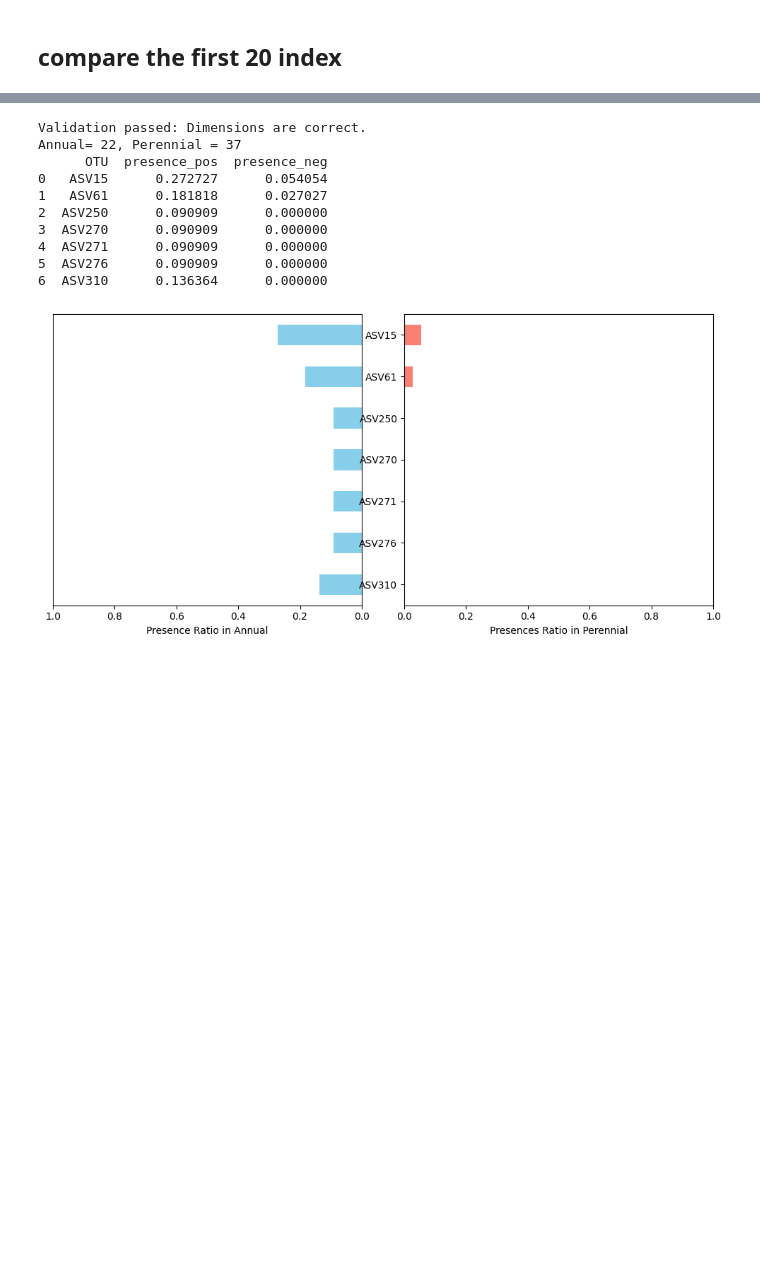
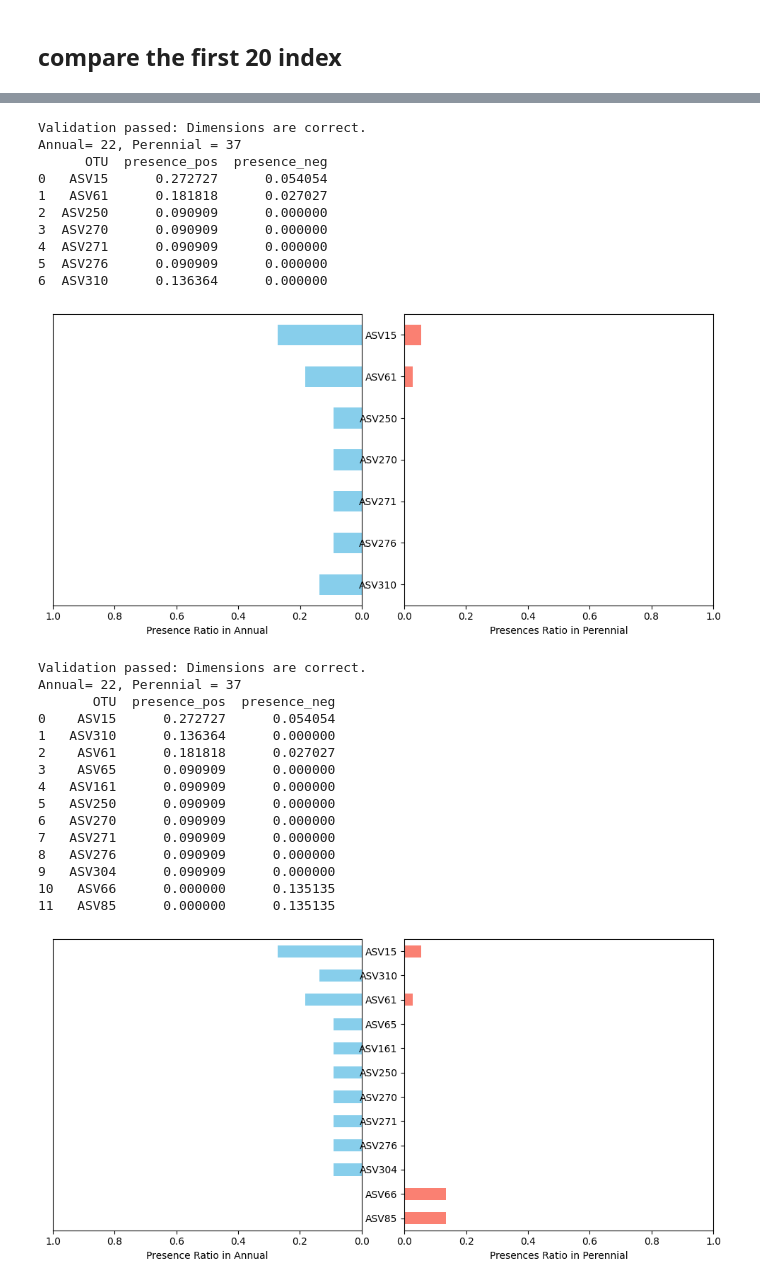
Before and after one commit to mengling-he/SelectMicro_24new, a Jupyter notebook: Analysis/Soil_smoky/script/SmokyData2-split-addmodel.ipynb, the cells around one changed output, grey strips where cells are left out. Saved outputs shown, nothing was run; the diff lists cells and outputs as text; code cells hidden in the pictures; blank space fills up the shorter version.

```diff
--- a/Analysis/Soil_smoky/script/SmokyData2-split-addmodel.ipynb
+++ b/Analysis/Soil_smoky/script/SmokyData2-split-addmodel.ipynb
@@ -308,36 +395,54 @@ Natural= 26, Urban = 33
 # %%
 targetLabel=duration_label
-FS.plotPresenseRatio(data[:,selectedOTU_index_15_list[2]],yList[:,2],selectedASVs_list[2],
+FS.plotPresenseRatio(data[:,selectedOTU_index_15_list[2]],yList[:,2],selectedASVs20_list[2],
                     posLabel="Annual",posText="Annual",negText="Perennial")
 FS.plotPresenseRatio(X_lassoft_list[2],yList[:,2],ASVs[selectedOTU_index_lassoft_list[2]],
                     posLabel="Annual",posText="Annual",negText="Perennial")
+FS.plotPresenseRatio(X_FS_list[2][:,selectedOTU_index_FS_lassoft_list[2]],yList[:,2],selectedASV_list[2][selectedOTU_index_FS_lassoft_list[2]],
+                     posLabel="Annual",posText="Annual",negText="Perennial")
 # %% [output]
 Validation passed: Dimensions are correct.
 Annual= 22, Perennial = 37
        OTU  presence_pos  presence_neg
 0   ASV237      0.181818      0.000000
 1    ASV15      0.272727      0.054054
 2   ASV310      0.136364      0.000000
 3    ASV61      0.181818      0.027027
 4    ASV53      0.227273      0.054054
 5    ASV65      0.090909      0.000000
 6   ASV122      0.090909      0.000000
 7   ASV161      0.090909      0.000000
 8   ASV227      0.090909      0.000000
 ... (6 lines left out)
 15    ASV3      0.318182      0.135135
 16   ASV66      0.000000      0.135135
 17   ASV85      0.000000      0.135135
 18   ASV27      0.090909      0.297297
 [figure]
 Validation passed: Dimensions are correct.
 Annual= 22, Perennial = 37
       OTU  presence_pos  presence_neg
 0   ASV15      0.272727      0.054054
 1   ASV61      0.181818      0.027027
 2  ASV250      0.090909      0.000000
 3  ASV270      0.090909      0.000000
 4  ASV271      0.090909      0.000000
 5  ASV276      0.090909      0.000000
 6  ASV310      0.136364      0.000000
 [figure]
+Validation passed: Dimensions are correct.
+Annual= 22, Perennial = 37
+       OTU  presence_pos  presence_neg
+0    ASV15      0.272727      0.054054
+1   ASV310      0.136364      0.000000
+2    ASV61      0.181818      0.027027
+3    ASV65      0.090909      0.000000
+4   ASV161      0.090909      0.000000
+5   ASV250      0.090909      0.000000
+6   ASV270      0.090909      0.000000
+7   ASV271      0.090909      0.000000
+8   ASV276      0.090909      0.000000
+9   ASV304      0.090909      0.000000
+10   ASV66      0.000000      0.135135
+11   ASV85      0.000000      0.135135
+[figure, added]
```
Also changed, not shown: parts of 15 cells of this notebook, 7 other files.
